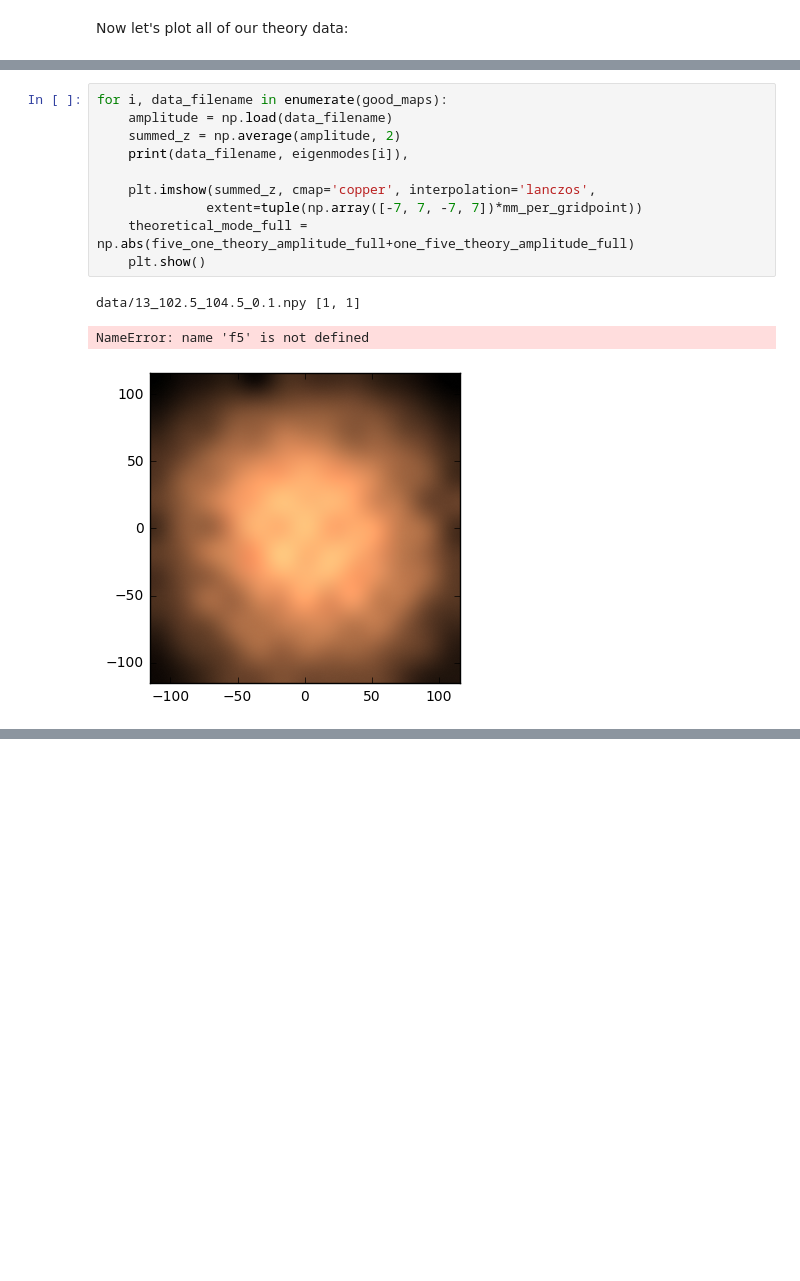
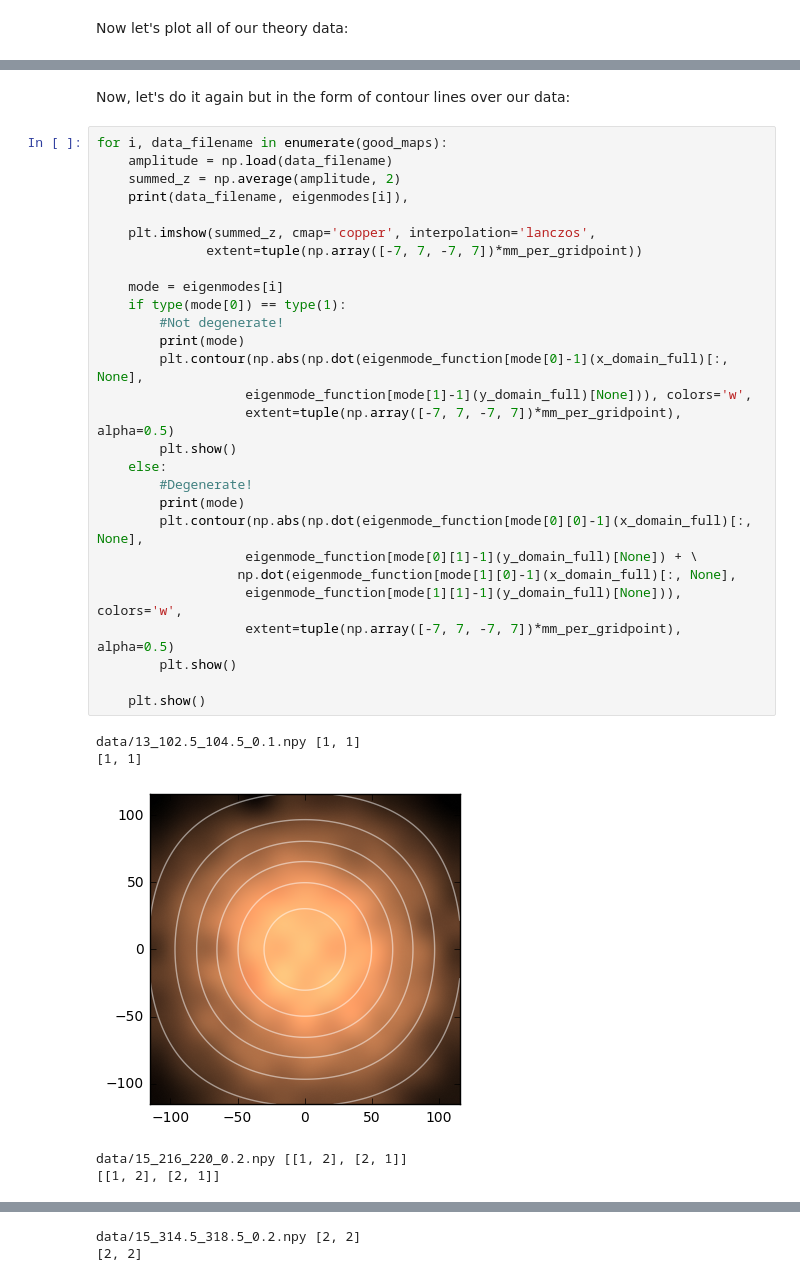
Before and after one commit to ry-dgel/Chladni, a Jupyter notebook: fitting_all_amplitude_data.ipynb, the cells around one changed output, grey strips where cells are left out. Drawn from its saved outputs; the diff is of its cells as text; blank space fills up the shorter version.

Commit message:
Overlaid contours from theory

```diff
--- a/fitting_all_amplitude_data.ipynb
+++ b/fitting_all_amplitude_data.ipynb
@@ -95,17 +95,39 @@ for mode in eigenmodes:
 [3, 3]
 [figure]
 ... (6 outputs left out)
-# %%
-for i, data_filename in enumerate(good_maps):
-    amplitude = np.load(data_filename)
-    summed_z = np.average(amplitude, 2)
-    print(data_filename, eigenmodes[i]),
-
-    plt.imshow(summed_z, cmap='copper', interpolation='lanczos',
-              extent=tuple(np.array([-7, 7, -7, 7])*mm_per_gridpoint))
-    theoretical_mode_full = np.abs(five_one_theory_amplitude_full+one_five_theory_amplitude_full)
-    plt.show()
-# %% [output]
-data/13_102.5_104.5_0.1.npy [1, 1]
-NameError: name 'f5' is not defined
-[figure, removed]
+# %% [markdown]
+Now, let's do it again but in the form of contour lines over our data:
+# %%
+for i, data_filename in enumerate(good_maps):
+    amplitude = np.load(data_filename)
+    summed_z = np.average(amplitude, 2)
+    print(data_filename, eigenmodes[i]),
+
+    plt.imshow(summed_z, cmap='copper', interpolation='lanczos',
+              extent=tuple(np.array([-7, 7, -7, 7])*mm_per_gridpoint))
+
+    mode = eigenmodes[i]
+    if type(mode[0]) == type(1):
+        #Not degenerate!
+        print(mode)
+        plt.contour(np.abs(np.dot(eigenmode_function[mode[0]-1](x_domain_full)[:, None],
+                   eigenmode_function[mode[1]-1](y_domain_full)[None])), colors='w',
+                   extent=tuple(np.array([-7, 7, -7, 7])*mm_per_gridpoint), alpha=0.5)
+        plt.show()
+    else:
+        #Degenerate!
+        print(mode)
+        plt.contour(np.abs(np.dot(eigenmode_function[mode[0][0]-1](x_domain_full)[:, None],
+                   eigenmode_function[mode[0][1]-1](y_domain_full)[None]) + \
+                  np.dot(eigenmode_function[mode[1][0]-1](x_domain_full)[:, None],
+                   eigenmode_function[mode[1][1]-1](y_domain_full)[None])), colors='w',
+                   extent=tuple(np.array([-7, 7, -7, 7])*mm_per_gridpoint), alpha=0.5)
+        plt.show()
+
+    plt.show()
+# %% [output]
+data/13_102.5_104.5_0.1.npy [1, 1]
+[1, 1]
+[figure, added]
+data/15_216_220_0.2.npy [[1, 2], [2, 1]]
+[[1, 2], [2, 1]]
@@ -111,0 +135,2 @@ NameError: name 'f5' is not defined
+data/15_314.5_318.5_0.2.npy [2, 2]
+[2, 2]
```
Also changed, not shown: parts of 3 cells of this notebook.
